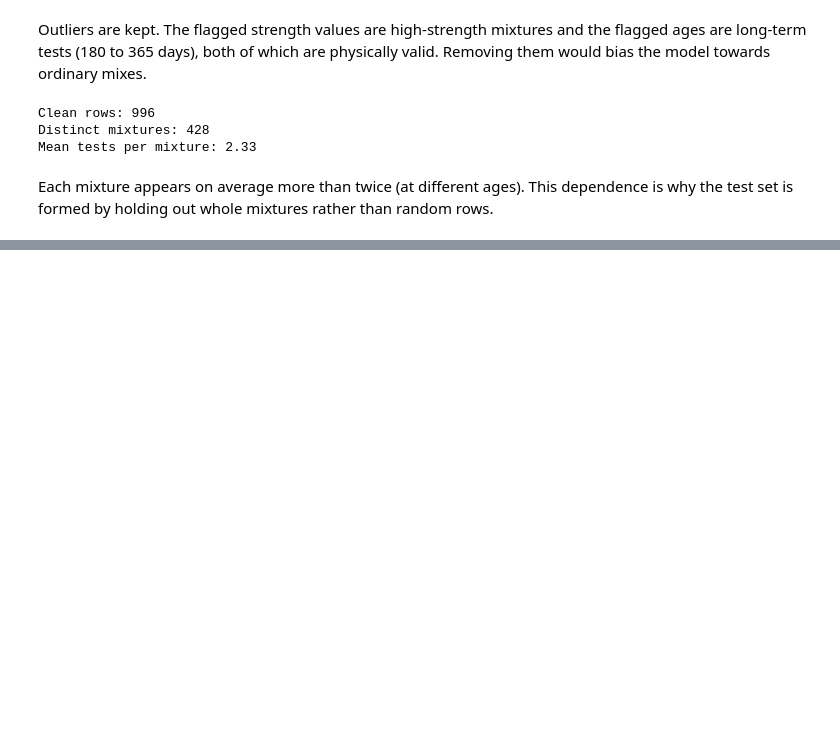
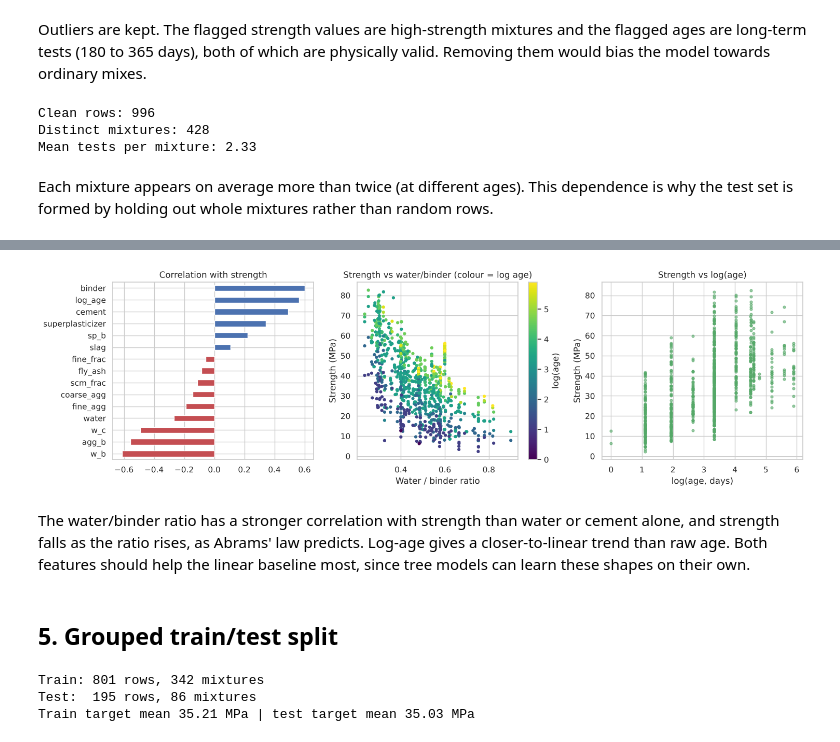
Before and after one commit to weedymif-tech/Ostaad, a Jupyter notebook: experiment.ipynb, the cells around one changed output, grey strips where cells are left out. Saved outputs shown, nothing was run; the diff lists cells and outputs as text; code cells hidden in the pictures; blank space fills up the shorter version.

Commit message:
Engineer ratio and log-age features; create grouped train/test split
Co-Authored-By: Claude Opus 5.5 <noreply@anthropic.com>
Claude-Session: https://claude.ai/code/session_01UKw7apMMowpGbVwZv1JLiH

```diff
--- a/experiment.ipynb
+++ b/experiment.ipynb
@@ -214,0 +217,21 @@ Each mixture appears on average more than twice (at different ages). This depend
+# %%
+def add_features(d):
+    d = d.copy()
+    d["binder"] = d["cement"] + d["slag"] + d["fly_ash"]
+    d["w_c"] = d["water"] / d["cement"]
+    d["w_b"] = d["water"] / d["binder"]
+    d["scm_frac"] = (d["slag"] + d["fly_ash"]) / d["binder"]
+    d["sp_b"] = d["superplasticizer"] / d["binder"]
+    d["agg_b"] = (d["coarse_agg"] + d["fine_agg"]) / d["binder"]
+    d["fine_frac"] = d["fine_agg"] / (d["coarse_agg"] + d["fine_agg"])
+    d["log_age"] = np.log(d["age"])
+    return d
+
+df = add_features(df)
+assert np.isfinite(df.select_dtypes("number")).all().all()
+
+RAW_FEATURES = MIX + ["age"]
+ENG_FEATURES = MIX + ["log_age", "binder", "w_c", "w_b", "scm_frac", "sp_b", "agg_b", "fine_frac"]
+print("Raw features:", len(RAW_FEATURES))
+print("Engineered features:", len(ENG_FEATURES))
+df[ENG_FEATURES[7:]].describe().T
@@ -214,0 +250,41 @@ Each mixture appears on average more than twice (at different ages). This depend
+# %%
+eng_corr = df[ENG_FEATURES + [TARGET]].corr()[TARGET].drop(TARGET).sort_values()
+fig, axes = plt.subplots(1, 3, figsize=(15, 4.5))
+eng_corr.plot.barh(ax=axes[0], color=np.where(eng_corr > 0, "#4C72B0", "#C44E52"))
+axes[0].set_title("Correlation with strength")
+sc = axes[1].scatter(df["w_b"], df[TARGET], c=df["log_age"], cmap="viridis", s=12)
+axes[1].set_xlabel("Water / binder ratio")
+axes[1].set_ylabel("Strength (MPa)")
+axes[1].set_title("Strength vs water/binder (colour = log age)")
+plt.colorbar(sc, ax=axes[1], label="log(age)")
+axes[2].scatter(df["log_age"], df[TARGET], s=12, alpha=0.6, color="#55A868")
+axes[2].set_xlabel("log(age, days)")
+axes[2].set_ylabel("Strength (MPa)")
+axes[2].set_title("Strength vs log(age)")
+plt.tight_layout()
+plt.show()
+# %% [output]
+[figure, added]
+# %% [markdown]
+The water/binder ratio has a stronger correlation with strength than water or cement alone, and strength falls as the ratio rises, as Abrams' law predicts. Log-age gives a closer-to-linear trend than raw age. Both features should help the linear baseline most, since tree models can learn these shapes on their own.
+# %% [markdown]
+## 5. Grouped train/test split
+# %%
+y = df[TARGET].values
+groups = df["mix_id"].values
+
+gss = GroupShuffleSplit(n_splits=1, test_size=0.2, random_state=SEED)
+train_idx, test_idx = next(gss.split(df, y, groups))
+assert set(groups[train_idx]).isdisjoint(groups[test_idx]), "mixture leakage"
+
+print(f"Train: {len(train_idx)} rows, {len(set(groups[train_idx]))} mixtures")
+print(f"Test:  {len(test_idx)} rows, {len(set(groups[test_idx]))} mixtures")
+print(f"Train target mean {y[train_idx].mean():.2f} MPa | test target mean {y[test_idx].mean():.2f} MPa")
+
+y_train, y_test = y[train_idx], y[test_idx]
+g_train = groups[train_idx]
+cv = GroupKFold(n_splits=5)
+# %% [output]
+Train: 801 rows, 342 mixtures
+Test:  195 rows, 86 mixtures
+Train target mean 35.21 MPa | test target mean 35.03 MPa
```
Also changed, not shown: parts of 2 cells of this notebook.
